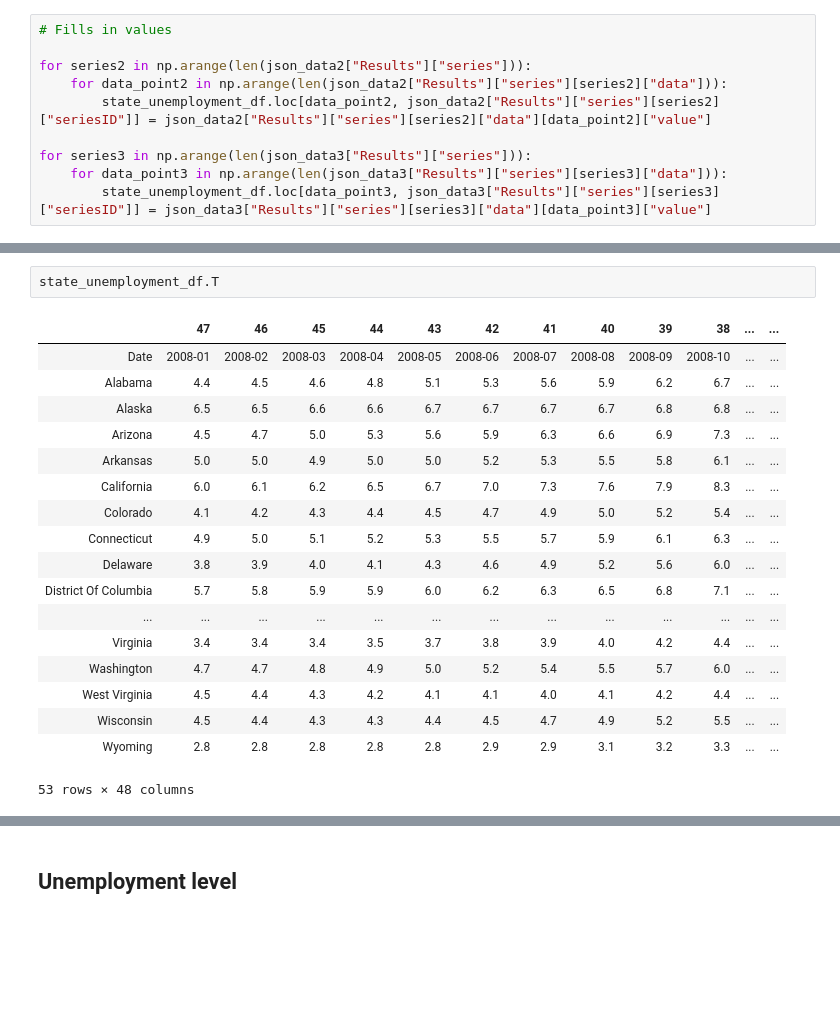
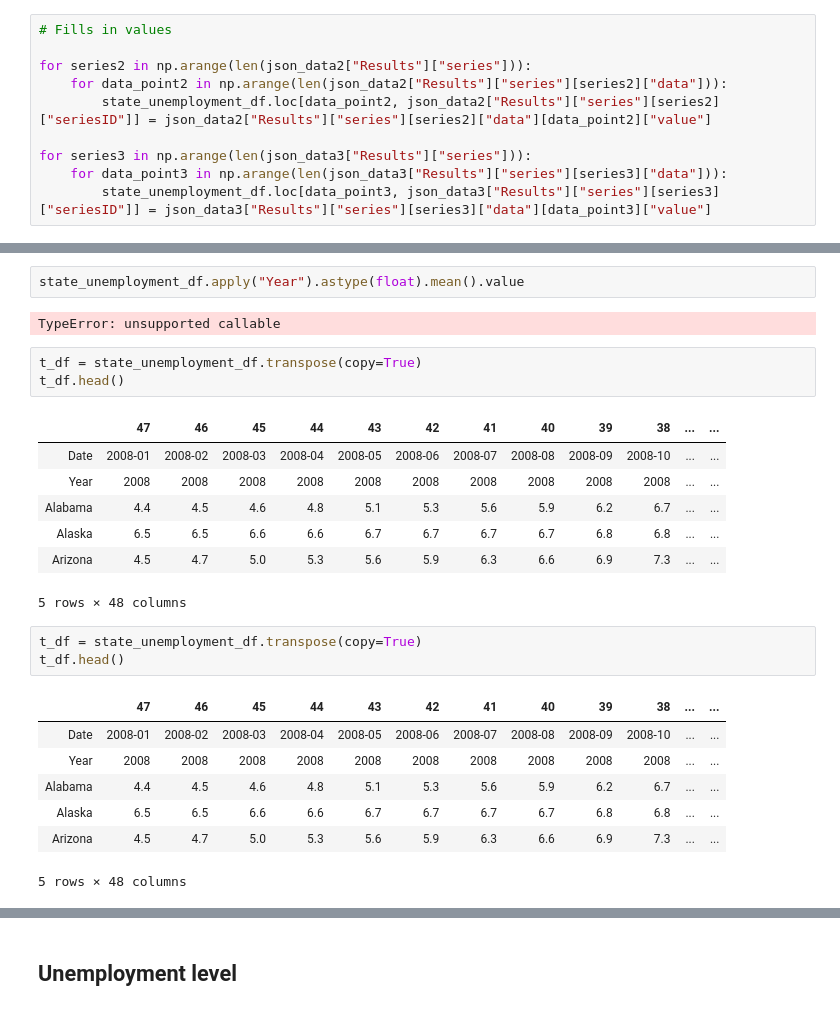
Before and after one commit to jasmine73317/Project-1_Unemployment_data, a Jupyter notebook: cleaning_data-state.ipynb, the cells around one changed output, grey strips where cells are left out. Saved outputs shown, nothing was run; the diff lists cells and outputs as text; blank space fills up the shorter version.

```diff
--- a/cleaning_data-Copy2.ipynb
+++ b/cleaning_data-state.ipynb
@@ -374,21 +377,26 @@ state_unemployment_df
-# %%
-state_unemployment_df.T
-# %% [output]
-|  | 47 | 46 | 45 | 44 | 43 | 42 | 41 | 40 | 39 | 38 | ... | ... |
-| Date | 2008-01 | 2008-02 | 2008-03 | 2008-04 | 2008-05 | 2008-06 | 2008-07 | 2008-08 | 2008-09 | 2008-10 | ... | ... |
-| Alabama | 4.4 | 4.5 | 4.6 | 4.8 | 5.1 | 5.3 | 5.6 | 5.9 | 6.2 | 6.7 | ... | ... |
-| Alaska | 6.5 | 6.5 | 6.6 | 6.6 | 6.7 | 6.7 | 6.7 | 6.7 | 6.8 | 6.8 | ... | ... |
-| Arizona | 4.5 | 4.7 | 5.0 | 5.3 | 5.6 | 5.9 | 6.3 | 6.6 | 6.9 | 7.3 | ... | ... |
-| Arkansas | 5.0 | 5.0 | 4.9 | 5.0 | 5.0 | 5.2 | 5.3 | 5.5 | 5.8 | 6.1 | ... | ... |
-| California | 6.0 | 6.1 | 6.2 | 6.5 | 6.7 | 7.0 | 7.3 | 7.6 | 7.9 | 8.3 | ... | ... |
-| Colorado | 4.1 | 4.2 | 4.3 | 4.4 | 4.5 | 4.7 | 4.9 | 5.0 | 5.2 | 5.4 | ... | ... |
-| Connecticut | 4.9 | 5.0 | 5.1 | 5.2 | 5.3 | 5.5 | 5.7 | 5.9 | 6.1 | 6.3 | ... | ... |
-| Delaware | 3.8 | 3.9 | 4.0 | 4.1 | 4.3 | 4.6 | 4.9 | 5.2 | 5.6 | 6.0 | ... | ... |
-| District Of Columbia | 5.7 | 5.8 | 5.9 | 5.9 | 6.0 | 6.2 | 6.3 | 6.5 | 6.8 | 7.1 | ... | ... |
-| ... | ... | ... | ... | ... | ... | ... | ... | ... | ... | ... | ... | ... |
-| Virginia | 3.4 | 3.4 | 3.4 | 3.5 | 3.7 | 3.8 | 3.9 | 4.0 | 4.2 | 4.4 | ... | ... |
-| Washington | 4.7 | 4.7 | 4.8 | 4.9 | 5.0 | 5.2 | 5.4 | 5.5 | 5.7 | 6.0 | ... | ... |
-| West Virginia | 4.5 | 4.4 | 4.3 | 4.2 | 4.1 | 4.1 | 4.0 | 4.1 | 4.2 | 4.4 | ... | ... |
-| Wisconsin | 4.5 | 4.4 | 4.3 | 4.3 | 4.4 | 4.5 | 4.7 | 4.9 | 5.2 | 5.5 | ... | ... |
-| Wyoming | 2.8 | 2.8 | 2.8 | 2.8 | 2.8 | 2.9 | 2.9 | 3.1 | 3.2 | 3.3 | ... | ... |
-53 rows × 48 columns
+# %%
+state_unemployment_df.apply("Year").astype(float).mean().value
+# %% [output]
+TypeError: unsupported callable
+# %%
+t_df = state_unemployment_df.transpose(copy=True)
+t_df.head()
+# %% [output]
+|  | 47 | 46 | 45 | 44 | 43 | 42 | 41 | 40 | 39 | 38 | ... | ... |
+| Date | 2008-01 | 2008-02 | 2008-03 | 2008-04 | 2008-05 | 2008-06 | 2008-07 | 2008-08 | 2008-09 | 2008-10 | ... | ... |
+| Year | 2008 | 2008 | 2008 | 2008 | 2008 | 2008 | 2008 | 2008 | 2008 | 2008 | ... | ... |
+| Alabama | 4.4 | 4.5 | 4.6 | 4.8 | 5.1 | 5.3 | 5.6 | 5.9 | 6.2 | 6.7 | ... | ... |
+| Alaska | 6.5 | 6.5 | 6.6 | 6.6 | 6.7 | 6.7 | 6.7 | 6.7 | 6.8 | 6.8 | ... | ... |
+| Arizona | 4.5 | 4.7 | 5.0 | 5.3 | 5.6 | 5.9 | 6.3 | 6.6 | 6.9 | 7.3 | ... | ... |
+5 rows × 48 columns
+# %%
+t_df = state_unemployment_df.transpose(copy=True)
+t_df.head()
+# %% [output]
+|  | 47 | 46 | 45 | 44 | 43 | 42 | 41 | 40 | 39 | 38 | ... | ... |
+| Date | 2008-01 | 2008-02 | 2008-03 | 2008-04 | 2008-05 | 2008-06 | 2008-07 | 2008-08 | 2008-09 | 2008-10 | ... | ... |
+| Year | 2008 | 2008 | 2008 | 2008 | 2008 | 2008 | 2008 | 2008 | 2008 | 2008 | ... | ... |
+| Alabama | 4.4 | 4.5 | 4.6 | 4.8 | 5.1 | 5.3 | 5.6 | 5.9 | 6.2 | 6.7 | ... | ... |
+| Alaska | 6.5 | 6.5 | 6.6 | 6.6 | 6.7 | 6.7 | 6.7 | 6.7 | 6.8 | 6.8 | ... | ... |
+| Arizona | 4.5 | 4.7 | 5.0 | 5.3 | 5.6 | 5.9 | 6.3 | 6.6 | 6.9 | 7.3 | ... | ... |
+5 rows × 48 columns
```
Also changed, not shown: parts of 11 cells of this notebook, 9 other files.
